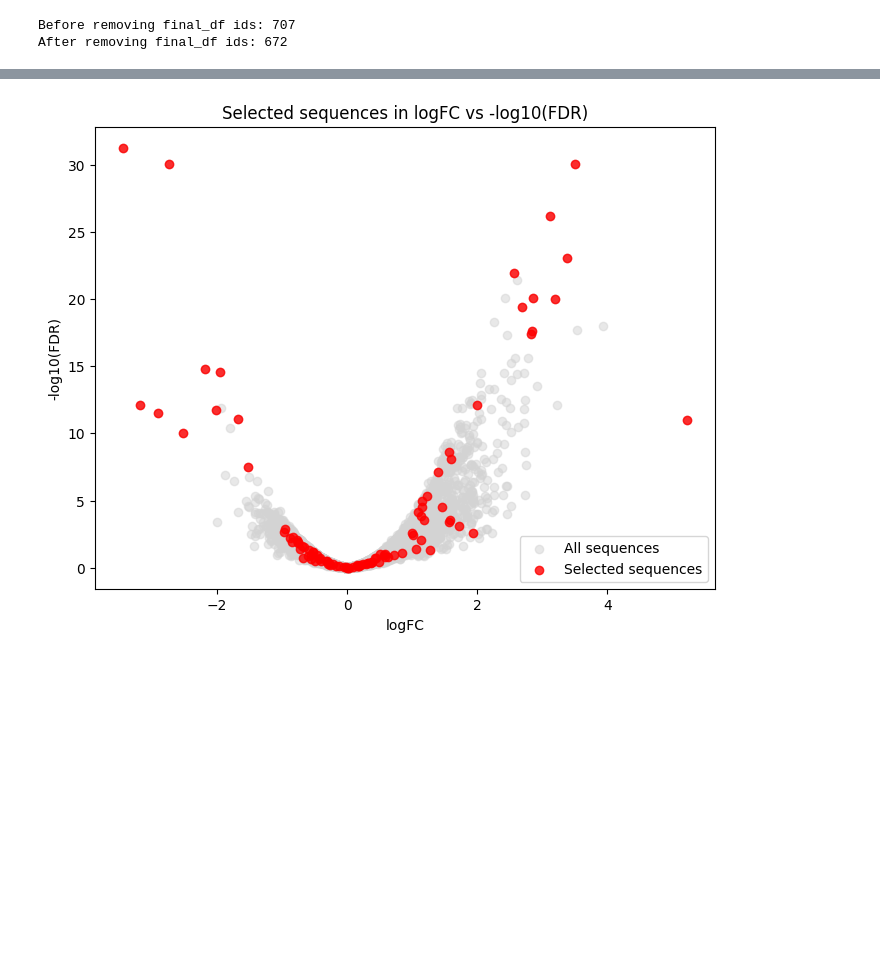
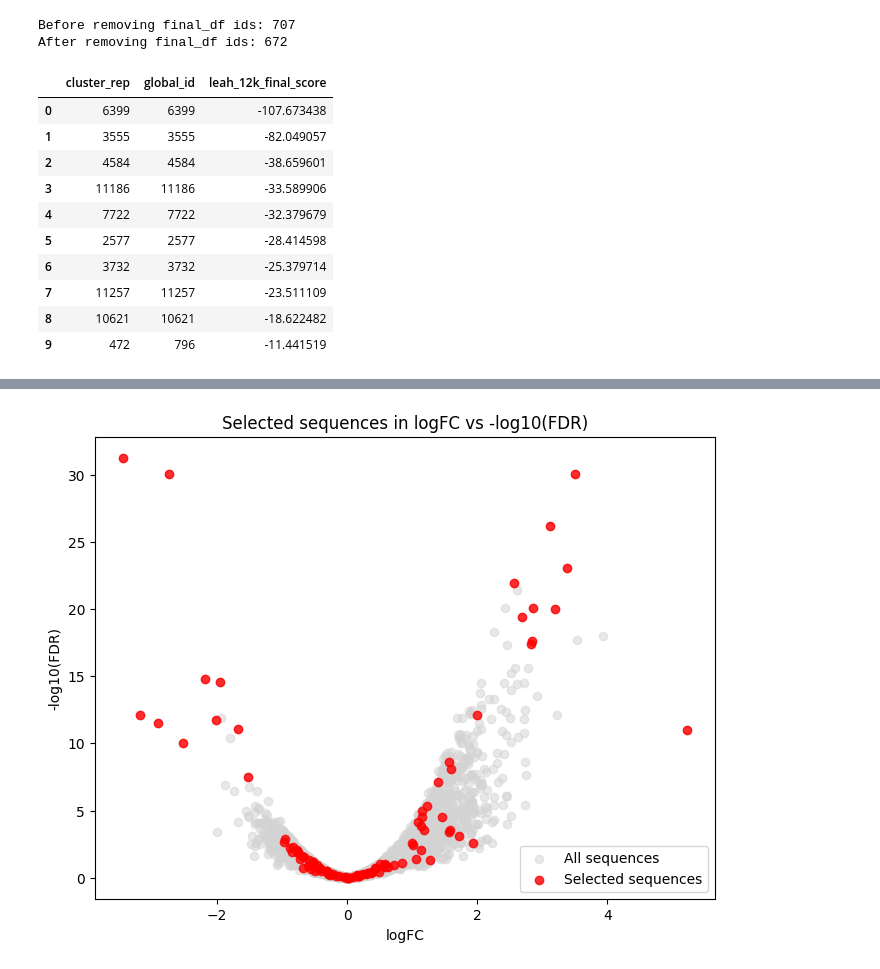
Before and after one commit to kosonocky/bits-to-binders, a Jupyter notebook: scripts/adaptyv/choose_seqs_for_adaptyv.ipynb, the cells around one changed output, grey strips where cells are left out. Drawn from its saved outputs; the diff is of its cells as text; code cells hidden in the pictures; blank space fills up the shorter version.

```diff
--- a/scripts/adaptyv/choose_seqs_for_adaptyv.ipynb
+++ b/scripts/adaptyv/choose_seqs_for_adaptyv.ipynb
@@ -1,8 +1,7 @@
 # %%
 import pandas as pd
 
-
-df = pd.read_csv("../../data/12k_all.csv")
+df = pd.read_csv("../../data/12k_all_results.csv")
 # %%
 df.columns.to_list()
 # %% [output]
@@ -77,19 +76,33 @@ final_df = pd.concat([final_df, up_clusters_df[["global_id"]]], ignore_index=Tru
 Before removing final_df ids: 707
 After removing final_df ids: 672
 # %%
-down_clusters_df = pd.read_csv("../../data/seqs_down_results_cluster.tsv", sep="\t", header=None)
+down_clusters_df = pd.read_csv("../../data/_adaptyv_selection_data/seqs_down_results_cluster.tsv", sep="\t", header=None)
 down_clusters_df.columns = ["cluster_rep", "global_id"]
 
 # add in "final score"
 down_clusters_df = down_clusters_df.merge(
-    df[["global_id", "final_score"]], on="global_id", how="left"
-).sort_values(by="final_score", ascending=True)
+    df[["global_id", "leah_12k_final_score"]], on="global_id", how="left"
+).sort_values(by="leah_12k_final_score", ascending=True)
 
 # drop duplicates in order of final score
 down_clusters_df = down_clusters_df.drop_duplicates(subset=["cluster_rep"])
 down_clusters_df = down_clusters_df.iloc[:10].reset_index(drop=True)
 
 final_df = pd.concat([final_df, down_clusters_df[["global_id"]]], ignore_index=True)
+# %%
+down_clusters_df
+# %% [output]
+|  | cluster_rep | global_id | leah_12k_final_score |
+| 0 | 6399 | 6399 | -107.673438 |
+| 1 | 3555 | 3555 | -82.049057 |
+| 2 | 4584 | 4584 | -38.659601 |
+| 3 | 11186 | 11186 | -33.589906 |
+| 4 | 7722 | 7722 | -32.379679 |
+| 5 | 2577 | 2577 | -28.414598 |
+| 6 | 3732 | 3732 | -25.379714 |
+| 7 | 11257 | 11257 | -23.511109 |
+| 8 | 10621 | 10621 | -18.622482 |
+| 9 | 472 | 796 | -11.441519 |
 # %%
 # randomly sample 60 sequences from seqs_notsig_results_rep_seq.fasta
 # load fasta
```
Also changed, not shown: parts of 9 cells of this notebook.
